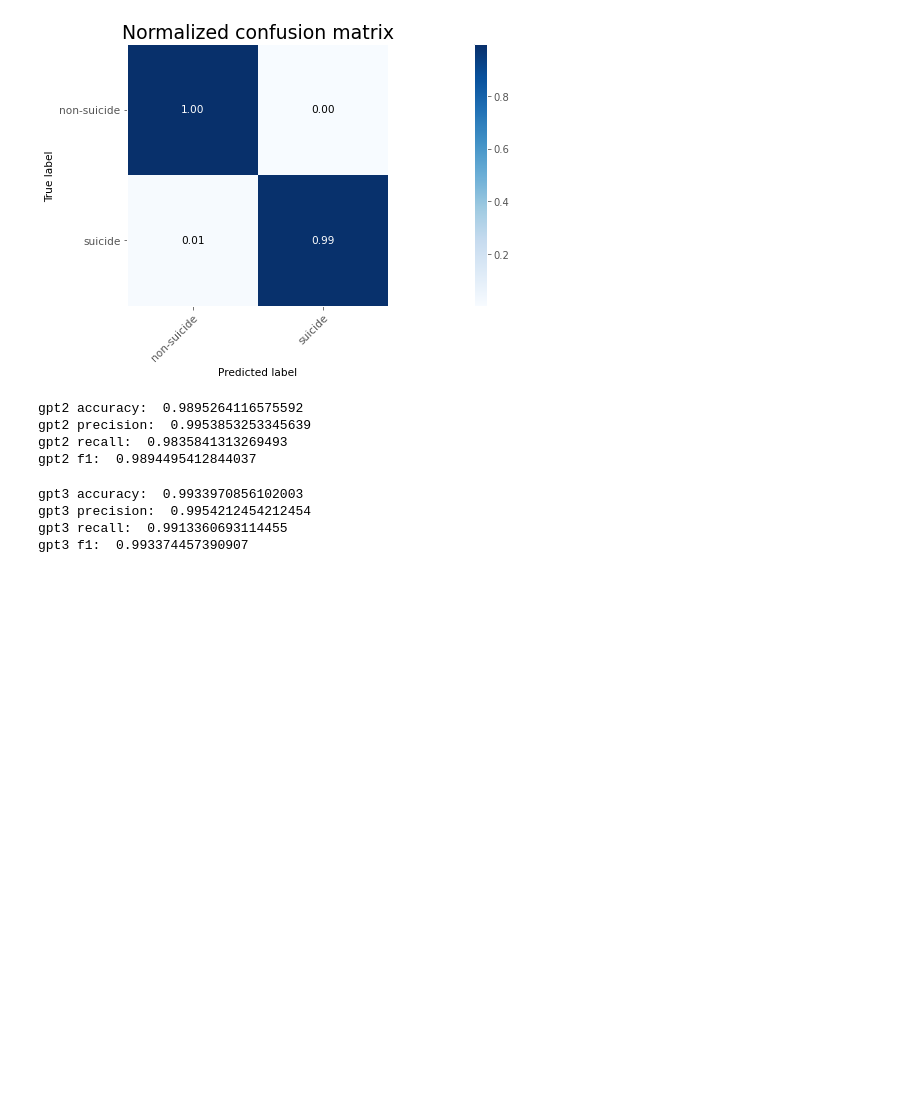
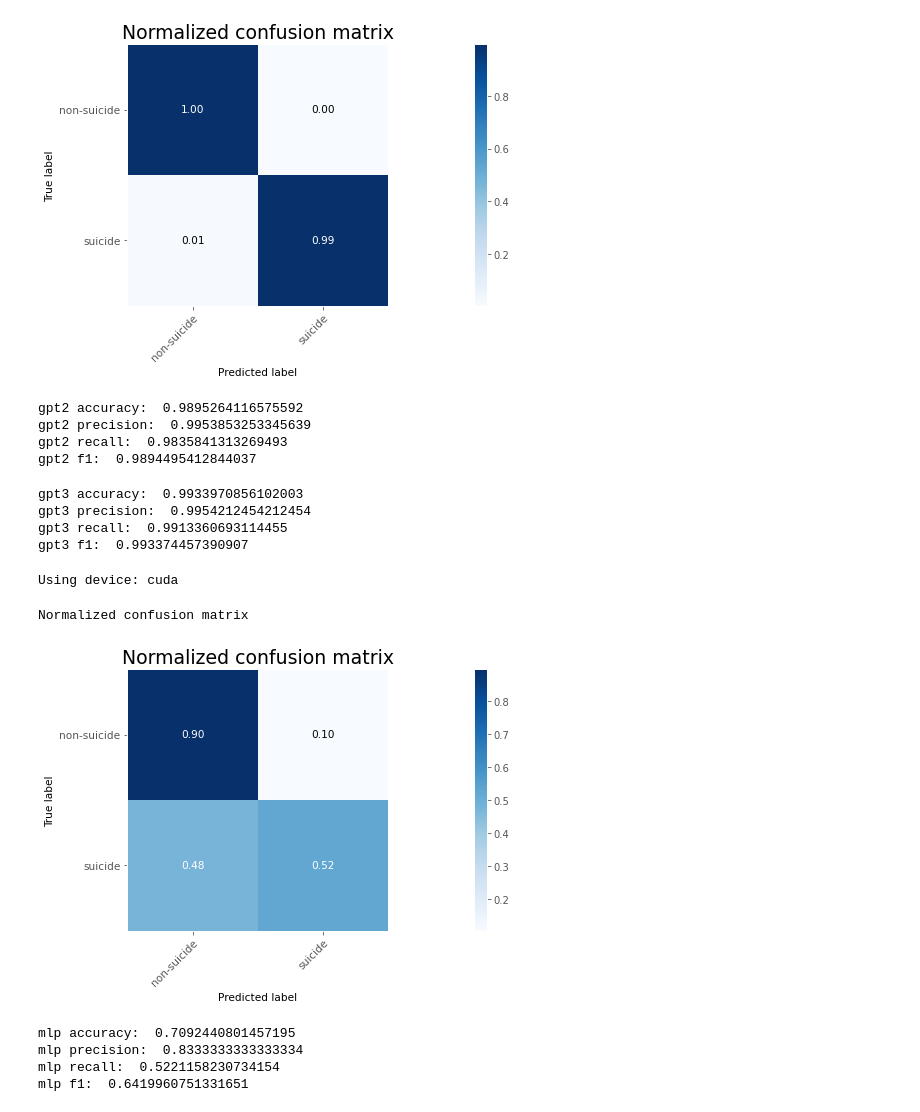
Before and after one commit to ece1786-2022/SafeChat, a Jupyter notebook: model_finetuning/performance.ipynb, the cells around one changed output. Drawn from its saved outputs; the diff is of its cells as text; code cells hidden in the pictures; blank space fills up the shorter version.

Commit message:
add mlp baseline

```diff
--- a/model_finetuning/performance.ipynb
+++ b/model_finetuning/performance.ipynb
@@ -494,0 +553,37 @@ gpt3 f1:  0.993374457390907
+# %%
+torch.manual_seed(2)
+batch_size = 128
+
+device = torch.device('cuda' if torch.cuda.is_available() else 'cpu')
+print ("Using device:", device)
+
+### Processing of the data ###
+test_dataset = TextDataset(glove, 'final_dataset_suicide_test_10_openai_prepared.jsonl')
+
+test_dataloader = torch.utils.data.DataLoader(
+dataset=test_dataset,
+batch_size=batch_size,
+shuffle=False,
+collate_fn=lambda batch: my_collate_function(batch, device))
+# %% [output]
+Using device: cuda
+# %%
+def get_mlp_result(output):
+    if output == 0:
+        return 'non-suicide'
+    return 'suicide'
+
+def test_baseline(network, test_dataloader):
+    pred_lst = []
+
+    epoch_test_loss = 0
+    epoch_test_acc = 0
+    for X, y in test_dataloader:
+        predictions = network(X)
+        preds = (torch.sigmoid(predictions) > 0.5).float()
+        pred_lst += preds.tolist()
+
+    pred_lst = list(map(get_mlp_result, pred_lst))
+    return pred_lst
+# %%
+mlp_preds = test_baseline(mlp.to(device), test_dataloader)
@@ -494,0 +593,19 @@ gpt3 f1:  0.993374457390907
+# %%
+# Plot confusion matrix (gpt3).
+plot_confusion_matrix(y_true=test_df['completion'], y_pred=mlp_preds,
+                      classes=list(labels_ids.keys()), normalize=True,
+                      magnify=0.1,
+                      );
+# %% [output]
+Normalized confusion matrix
+[figure, added]
+# %%
+print("mlp accuracy: ", accuracy_score(y_pred=mlp_preds, y_true=test_df['completion']))
+print("mlp precision: ", precision_score(y_pred=mlp_preds, y_true=test_df['completion'], pos_label='suicide'))
+print("mlp recall: ", recall_score(y_pred=mlp_preds, y_true=test_df['completion'], pos_label='suicide'))
+print("mlp f1: ", f1_score(y_pred=mlp_preds, y_true=test_df['completion'], pos_label='suicide'))
+# %% [output]
+mlp accuracy:  0.7092440801457195
+mlp precision:  0.8333333333333334
+mlp recall:  0.5221158230734154
+mlp f1:  0.6419960751331651
```
Also changed, not shown: parts of 6 cells of this notebook, 2 other files.
